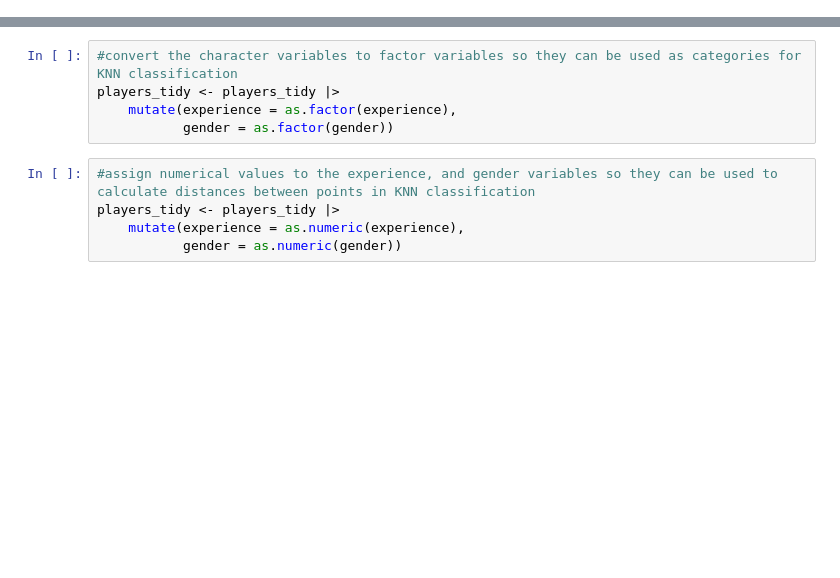
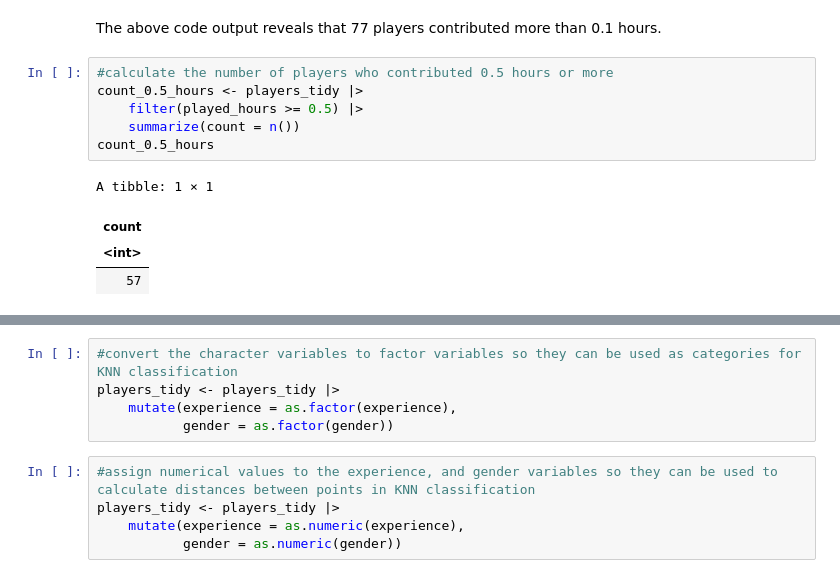
Before and after one commit to Nic917/DSCI-project-, a Jupyter notebook: ipynb_checkpoints/DSCI100_Group_Project_Code-checkpoint.ipynb, the cells around one changed output, grey strips where cells are left out. Saved outputs shown, nothing was run; the diff lists cells and outputs as text; blank space fills up the shorter version.

```diff
--- a/ipynb_checkpoints/DSCI100_Group_Project_Code-checkpoint.ipynb
+++ b/ipynb_checkpoints/DSCI100_Group_Project_Code-checkpoint.ipynb
@@ -27,0 +98,13 @@ The above code output reveals that the average number of played hours in the pla
+# %% [markdown]
+The above code output reveals that 77 players contributed more than 0.1 hours.
+# %%
+#calculate the number of players who contributed 0.5 hours or more
+count_0.5_hours <- players_tidy |>
+    filter(played_hours >= 0.5) |>
+    summarize(count = n())
+count_0.5_hours
+# %% [output]
+A tibble: 1 × 1
+| count |
+| <int> |
+| 57 |
```
Also changed, not shown: parts of 15 cells of this notebook.
